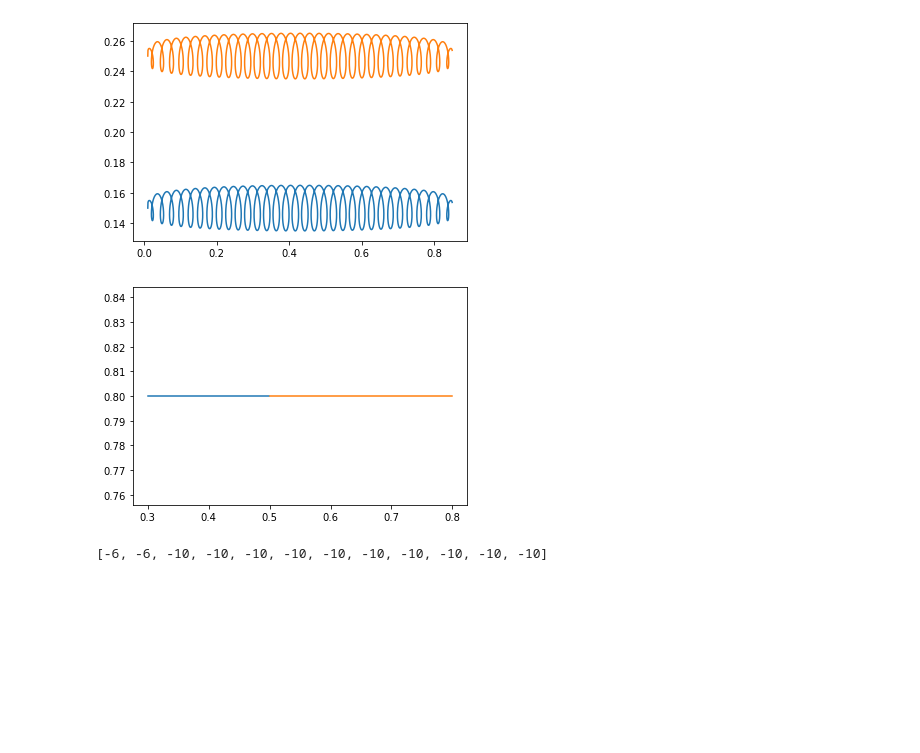
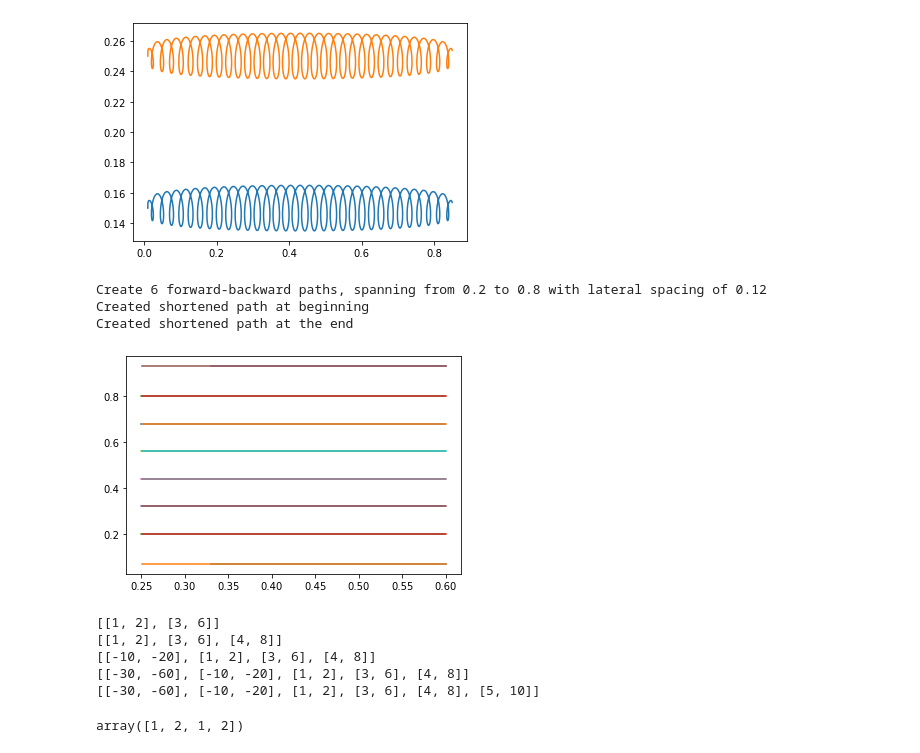
Before and after one commit to mhagenow01/panda_uli_demo, a Jupyter notebook: ULIConfig/registration_models/task_models_fragmented.ipynb, the cells around one changed output. Drawn from its saved outputs; the diff is of its cells as text; code cells hidden in the pictures; blank space fills up the shorter version.

Commit message:
path-generating function in jupyter notebook. C++ registration tweaks

```diff
--- a/ULIConfig/registration_models/task_models_fragmented.ipynb
+++ b/ULIConfig/registration_models/task_models_fragmented.ipynb
@@ -79,48 +79,99 @@ outfile  = config_dir + 'anna_flat1_frag.pkl'
 
 ang_relative_to_surface = 0 # degree
 
-tool_offset = np.array([0.0, 0.0, 0.0])
+tool_offset = np.array([0.0, 0.0, 0.000])
 state_names = ['u','v','f','theta_qx','theta_qy','theta_qz','theta_qw','delta_s','valve','tool_offset_x','tool_offset_y','tool_offset_z']
 # delta_s: change in "speed" but more complicated (S is DMP specific term)
 
 # length of starting and ending arrays = number of passes
 # starting = [[0.01, 0.04], [0.01, 0.09], [0.01, 0.15], [0.01, 0.25], [0.01, 0.35], [0.01, 0.45], [0.01, 0.55], [0.01, 0.65], [0.01, 0.75], [0.01, 0.85], [0.01, 0.91], [0.01, 0.96]]
 # ending = [[0.85, 0.04], [0.85, 0.09], [0.85, 0.15], [0.85, 0.25], [0.85, 0.35], [0.85, 0.45], [0.85, 0.55], [0.85, 0.65], [0.85, 0.75], [0.85, 0.85], [0.85, 0.91], [0.85, 0.96]]
-starting = [[0.3, 0.8], [0.5, 0.8]] # min lateral dist. b/t paths should be ~0.15
-ending =   [[0.5, 0.8], [0.8, 0.8]]
+near_edge = 0.25
+far_edge = 0.6
+lateral = 0.12 # min lateral dist. b/t paths should be ~0.12
+num_paths = 6 # Default: 6
+starting = []
+ending = []
+starting, ending = make_forward_backward_paths(num_paths, near_edge=near_edge, far_edge=far_edge, lateral_spacing=lateral) # MAX num_paths 6 paths
+
+
+# Prepend shortened path to list of paths, to account for bolts fastening the piece
+bolt_edge = 0.33
+starting[:0] = [[bolt_edge, 0.07], [far_edge, 0.07]]
+ending[:0] =   [[far_edge,  0.07], [near_edge, 0.07]]
+print("Created shortened path at beginning")
+
+# Append shortened path to list of paths, to account for bolts fastening the piece
+starting.extend([[bolt_edge, 0.93], [far_edge, 0.93]])
+ending.extend(  [[far_edge,  0.93], [near_edge, 0.93]])
+print("Created shortened path at the end")
+
+# print(starting)
+# print(ending)
+
+
+# dd = 0.0
+# starting = [[edge1, 0.8-dd], [edge2, 0.8-dd]]
+# ending =   [[edge2, 0.8-dd], [edge1, 0.8-dd]]
+# dd = 0.12
+# starting.extend([[edge1, 0.8-dd], [edge2, 0.8-dd]])
+# ending.extend(  [[edge2, 0.8-dd], [edge1, 0.8-dd]])
 
 samps_per_sec = 40 #40 is hardcoded into FragmentedExecution.py
-# samps = samps_per_sec * np.array([10,10,10,10,10])
-samps = samps_per_sec * np.array([ 20,   20]) # num samples affects task speed, as interpolation happens slower
-forces =                np.array([-10., -10.])
-angs =                  np.array([-6.,   6.])
+samps = samps_per_sec * np.array([ 25] * 20) # num samples affects task speed, as interpolation happens slower
+forces =                np.array([-10.] * 20)
+angs =                  np.array([-6., 6.] * 10)
+x_ang_offset = 3
 
 state_vals = []
 # for each path...
 for ii in range(0,len(starting)):
-    R_tool_surf = ScipyR.from_euler('zy',[ang_relative_to_surface,angs[ii]],degrees=True) # 'z' in 'zy' is older term referring to tool/eef directionality
+    R_tool_surf = ScipyR.from_euler('zyx',[ang_relative_to_surface,angs[ii], x_ang_offset],degrees=True) # 'z' in 'zy' is older term referring to tool/eef directionality
     theta_q = R_tool_surf.as_quat()
     start_temp = np.array([starting[ii][0],starting[ii][1],forces[ii],theta_q[0],theta_q[1],theta_q[2],theta_q[3], 1.0, 1.0, tool_offset[0], tool_offset[1], tool_offset[2]])
     end_temp = np.array([ending[ii][0],ending[ii][1],forces[ii],theta_q[0],theta_q[1],theta_q[2],theta_q[3], 1.0, 1.0, tool_offset[0], tool_offset[1], tool_offset[2]])
 #     state_vals.append(interpMultD(start_temp,end_temp,samps[ii],quat_vars=[3]))
 # super_pos_freq=[0.04] and super_pos_amp=[0.015]  were in below line
     state_vals.append(interpMultD(start_temp,end_temp,samps[ii],quat_vars=[3],super_pos_vars=[0], super_pos_freq=[0.00], super_pos_amp=[0.00]))
 
 # Plot 2D passes
 for ii in range(0,len(starting)):
     plt.plot(state_vals[ii][0,:],state_vals[ii][1,:])
 plt.show()
 
 R_extra_tool = ScipyR.from_euler('y',-5,degrees=True)
 q_extra = R_extra_tool.as_quat()
 
 # scalar on how corrections affect the system
 corrections = [[0.0, 0.0, -6.0, q_extra[0], q_extra[1], q_extra[2], q_extra[3], -0.5, 0.0, -0.01, 0.0, 0.0]]
 
 pickle.dump((state_names,state_vals,corrections),open(outfile,"wb"), protocol=2)
 # %% [output]
+Create 6 forward-backward paths, spanning from 0.2 to 0.8 with lateral spacing of 0.12
+Created shortened path at beginning
+Created shortened path at the end
-[figure, old version]
+[figure, new version]
 # %%
 [-6, -6] + [-10] * 10
+a = [[1,2], [3,6]]
+print(a)
+a.extend([[4,8]])
+print(a)
+
+a.insert(0,([-10, -20]))
+print(a)
+a[:0] = [[-30, -60]]
+print(a)
+
+a.extend([[5, 10]])
+print(a)
 # %% [output]
-[-6, -6, -10, -10, -10, -10, -10, -10, -10, -10, -10, -10]
+[[1, 2], [3, 6]]
+[[1, 2], [3, 6], [4, 8]]
+[[-10, -20], [1, 2], [3, 6], [4, 8]]
+[[-30, -60], [-10, -20], [1, 2], [3, 6], [4, 8]]
+[[-30, -60], [-10, -20], [1, 2], [3, 6], [4, 8], [5, 10]]
+# %%
+np.array([1,2] * 2)
+# %% [output]
+array([1, 2, 1, 2])
```
Also changed, not shown: parts of 3 cells of this notebook, 3 other files.
